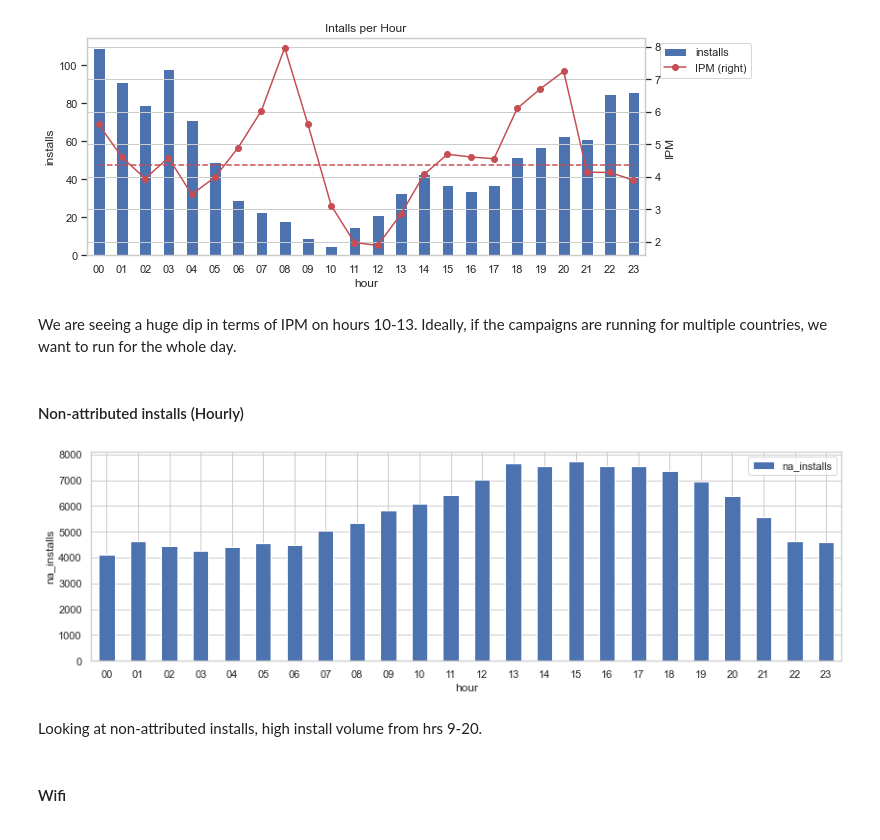
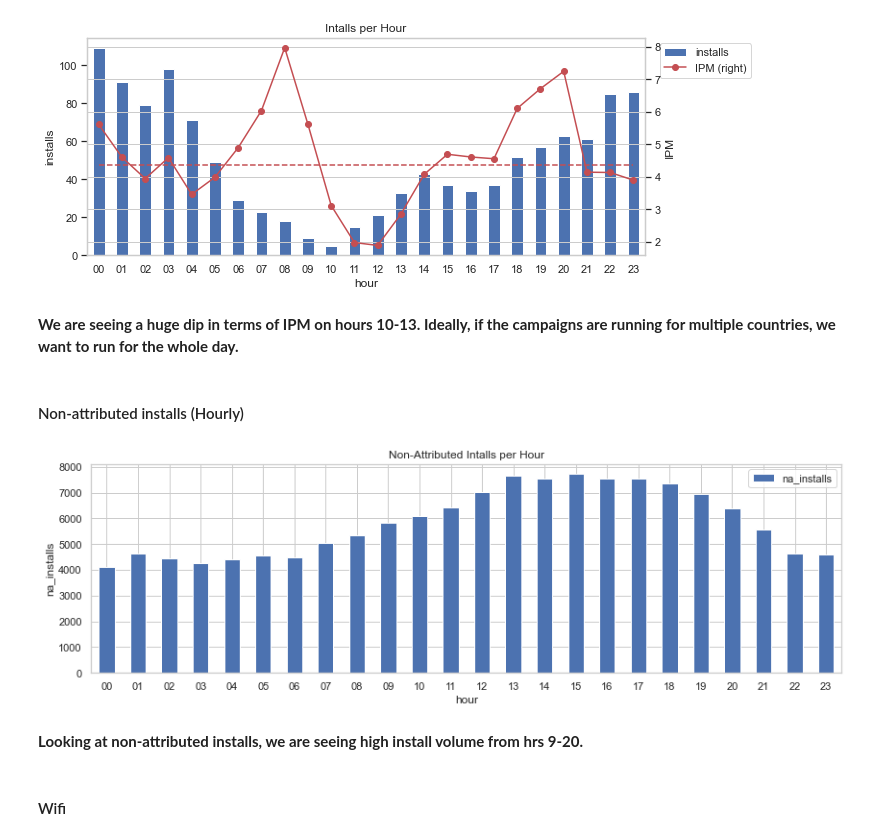
Before and after one commit to patcln/kayzen, a Jupyter notebook: stark analysis.ipynb, the cells around one changed output. Cells and saved outputs as stored; diff of their text form; code cells hidden in the pictures.

```diff
--- a/stark analysis.ipynb
+++ b/stark analysis.ipynb
@@ -733,26 +737,26 @@ ax2.plot([0, 23], [IPM_threshold, IPM_threshold], "k--", color='r');
 # %% [output]
 [figure]
 # %% [markdown]
-We are seeing a huge dip in terms of IPM on hours 10-13. Ideally, if the campaigns are running for multiple countries, we want to run for the whole day.
+**We are seeing a huge dip in terms of IPM on hours 10-13. Ideally, if the campaigns are running for multiple countries, we want to run for the whole day.**
 # %% [markdown]
 #### Non-attributed installs (Hourly)
 # %%
 query="""
 SELECT
 strftime('%H',Datetime) AS hour,
 COUNT([Raw User Id]) as na_installs
 FROM install
 WHERE can_claim = 0
 GROUP BY 1
 ORDER BY 1;"""
 
 non_attr = pd.read_sql_query(query,conn)
-ax = non_attr.plot(x='hour',y='na_installs',kind='bar',figsize=(14, 4), rot=0)
+ax = non_attr.plot(x='hour',y='na_installs',kind='bar',figsize=(14, 4), rot=0, title = 'Non-Attributed Intalls per Hour')
 ax.set_ylabel('na_installs');
 # %% [output]
-[figure, old version]
+[figure, new version]
 # %% [markdown]
-Looking at non-attributed installs, high install volume from hrs 9-20.
+**Looking at non-attributed installs, we are seeing high install volume from hrs 9-20.**
 # %% [markdown]
 #### Wifi
 # %%
```
Also changed, not shown: parts of 24 cells of this notebook.
